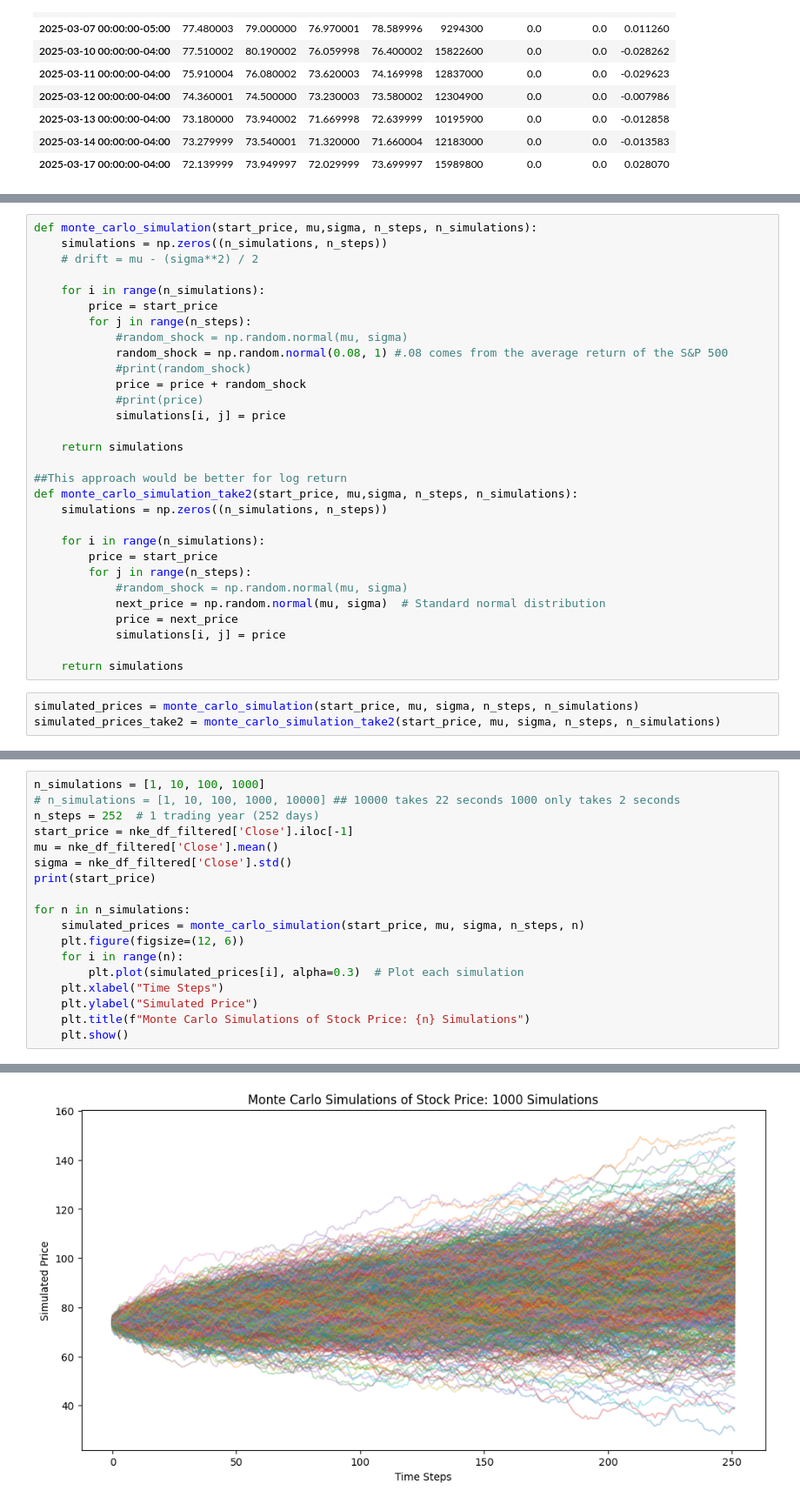
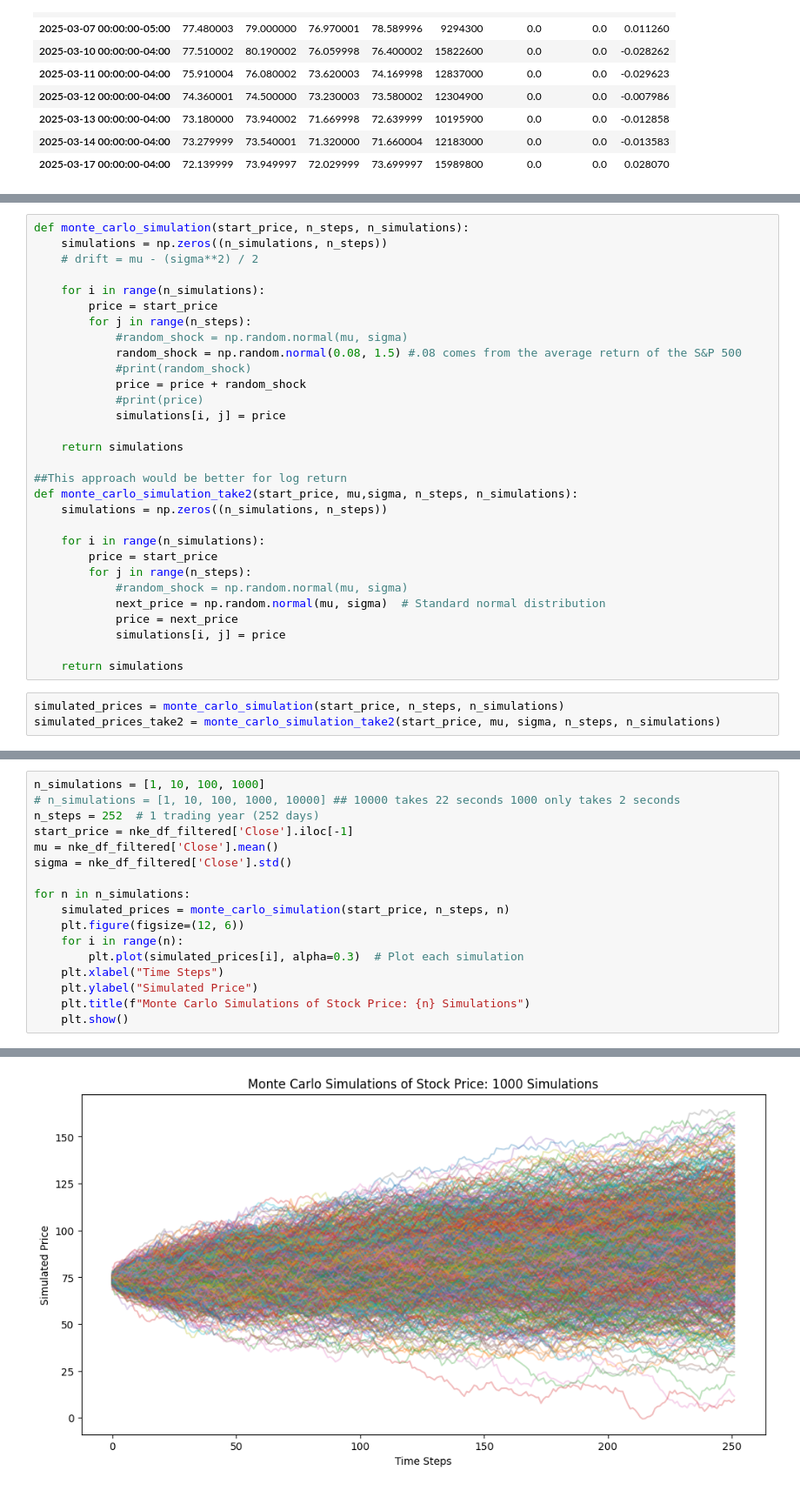
Before and after one commit to mfannin099/Stock_Analysis, a Jupyter notebook: monte_carlo_eda.ipynb, the cells around one changed output, grey strips where cells are left out. Shown at 87% size. Drawn from its saved outputs; the diff is of its cells as text.

```diff
--- a/monte_carlo_eda.ipynb
+++ b/monte_carlo_eda.ipynb
@@ -66,5 +66,5 @@ print(start_price)
 # %%
-def monte_carlo_simulation(start_price, mu,sigma, n_steps, n_simulations):
+def monte_carlo_simulation(start_price, n_steps, n_simulations):
     simulations = np.zeros((n_simulations, n_steps))
     # drift = mu - (sigma**2) / 2
 
@@ -72,7 +72,7 @@ def monte_carlo_simulation(start_price, mu,sigma, n_steps, n_simulations):
         price = start_price
         for j in range(n_steps):
             #random_shock = np.random.normal(mu, sigma)
-            random_shock = np.random.normal(0.08, 1) #.08 comes from the average return of the S&P 500
+            random_shock = np.random.normal(0.08, 1.5) #.08 comes from the average return of the S&P 500
             #print(random_shock)
             price = price + random_shock
             #print(price)
@@ -94,7 +94,7 @@ def monte_carlo_simulation_take2(start_price, mu,sigma, n_steps, n_simulations):
 
     return simulations
 # %%
-simulated_prices = monte_carlo_simulation(start_price, mu, sigma, n_steps, n_simulations)
+simulated_prices = monte_carlo_simulation(start_price, n_steps, n_simulations)
 simulated_prices_take2 = monte_carlo_simulation_take2(start_price, mu, sigma, n_steps, n_simulations)
 # %%
 plt.figure(figsize=(12, 6))
@@ -123,10 +123,9 @@ n_steps = 252  # 1 trading year (252 days)
 start_price = nke_df_filtered['Close'].iloc[-1]
 mu = nke_df_filtered['Close'].mean()
 sigma = nke_df_filtered['Close'].std()
-print(start_price)
 
 for n in n_simulations:
-    simulated_prices = monte_carlo_simulation(start_price, mu, sigma, n_steps, n)
+    simulated_prices = monte_carlo_simulation(start_price, n_steps, n)
     plt.figure(figsize=(12, 6))
     for i in range(n):
         plt.plot(simulated_prices[i], alpha=0.3)  # Plot each simulation
@@ -142,4 +140,4 @@ for n in n_simulations:
-[figure, old version]
+[figure, new version]
 # %%
 n = 1000
 n_steps = 252
```
Also changed, not shown: parts of 8 cells of this notebook, 4 other files.
